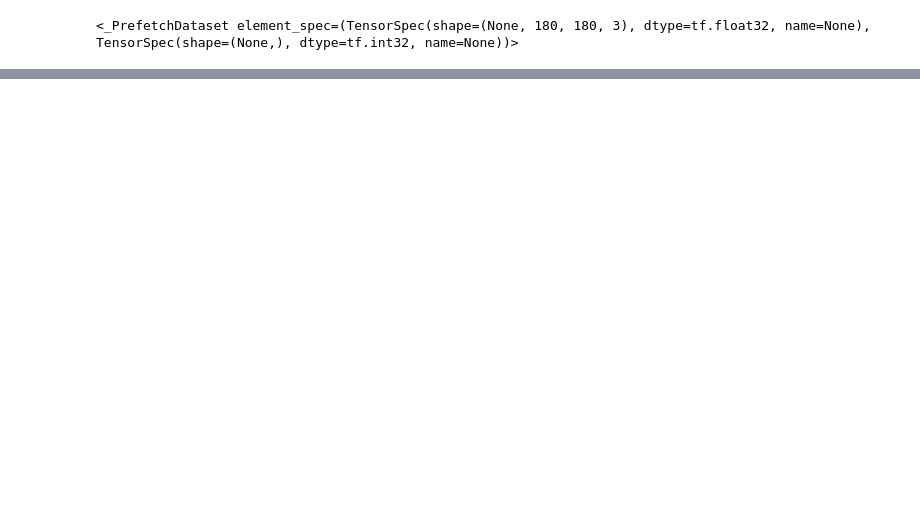
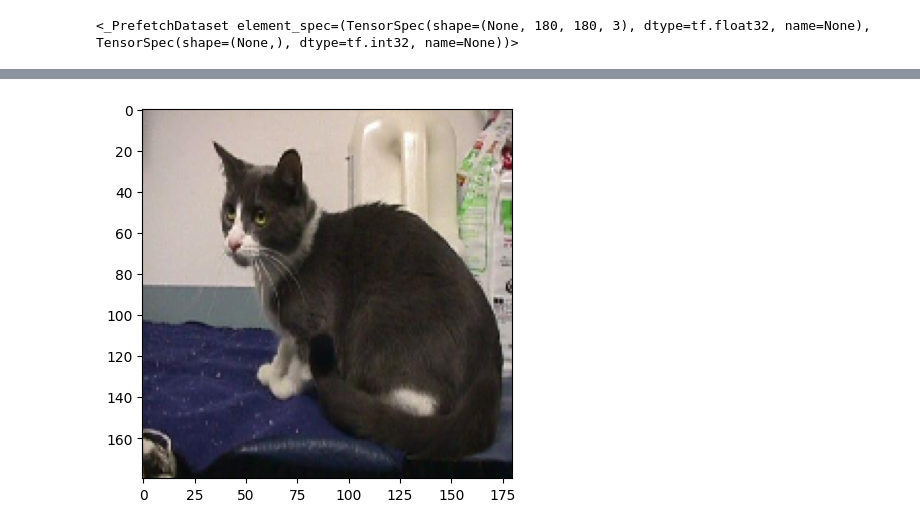
Before and after one commit to Aravinda89/project-codes, a Jupyter notebook: Image classification from scratch.ipynb, the cells around one changed output, grey strips where cells are left out. Drawn from its saved outputs; the diff is of its cells as text; code cells hidden in the pictures; blank space fills up the shorter version.

```diff
--- a/Image classification from scratch.ipynb
+++ b/Image classification from scratch.ipynb
@@ -86,0 +87,8 @@ for images, _ in train_ds.take(1):
+# %%
+# Apply `data_augmentation` to the training images.
+train_ds = train_ds.map(lambda img, label: (data_augmentation(img), label),
+                        num_parallel_calls=tf_data.AUTOTUNE)
+
+# Prefetching samples in GPU memory helps maximize GPU utilization.
+train_ds = train_ds.prefetch(tf_data.AUTOTUNE)
+val_ds = val_ds.prefetch(tf_data.AUTOTUNE)
@@ -86,0 +139,3 @@ for images, _ in train_ds.take(1):
+# %%
+model = make_model(input_shape=image_size + (3,), num_classes=2)
+keras.utils.plot_model(model, show_shapes=True)
@@ -86,0 +168,19 @@ for images, _ in train_ds.take(1):
+# %%
+epochs = 5
+
+callbacks = [
+    keras.callbacks.ModelCheckpoint("save_at_{epoch}.keras"),
+]
+
+model.compile(
+    optimizer=keras.optimizers.Adam(3e-4),
+    loss=keras.losses.BinaryCrossentropy(from_logits=True),
+    metrics=[keras.metrics.BinaryAccuracy(name="acc")],
+)
+# %%
+model.fit(
+    train_ds,
+    epochs=epochs,
+    callbacks=callbacks,
+    validation_data=val_ds,
+)
@@ -86,0 +210,11 @@ for images, _ in train_ds.take(1):
+# %%
+img = keras.utils.load_img("PetImages/Cat/4.jpg", target_size=image_size)
+plt.imshow(img)
+
+img_array = keras.utils.img_to_array(img)
+img_array = keras.ops.expand_dims(img_array, 0)  # Create batch axis
+
+predictions = model.predict(img_array)
+score = float(keras.ops.sigmoid(predictions[0][0]))
+print(f"This image is {100 * (1 - score):.2f}% cat and {100 * score:.2f}% dog.")
+# %% [output]
@@ -86,0 +223 @@ for images, _ in train_ds.take(1):
+[figure, added]
```
Also changed, not shown: parts of 9 cells of this notebook.
